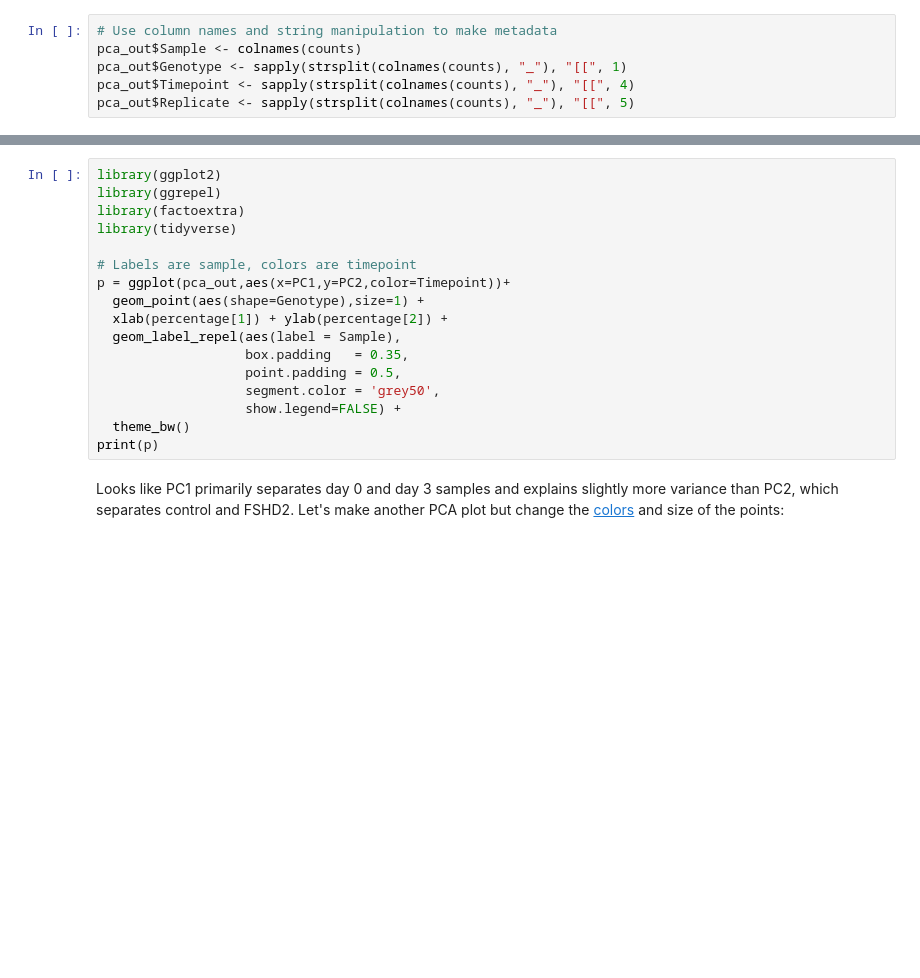
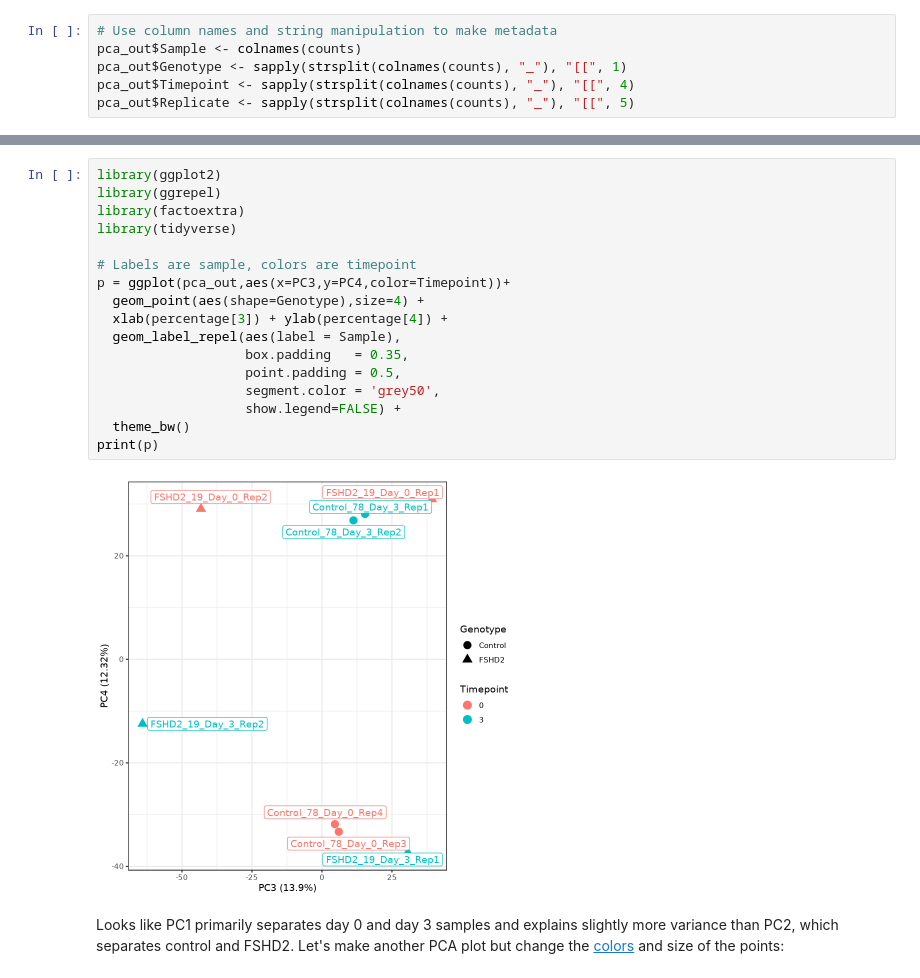
Before and after one commit to fairliereese/UCI_COSMOS, a Jupyter notebook: RNA-seq_analysis.ipynb, the cells around one changed output, grey strips where cells are left out. Drawn from its saved outputs; the diff is of its cells as text; blank space fills up the shorter version.

```diff
--- a/RNA-seq_analysis.ipynb
+++ b/RNA-seq_analysis.ipynb
@@ -79,20 +138,22 @@ pca_out$Replicate <- sapply(strsplit(colnames(counts), "_"), "[[", 5)
 # %%
 library(ggplot2)
 library(ggrepel)
 library(factoextra)
 library(tidyverse)
 
 # Labels are sample, colors are timepoint
-p = ggplot(pca_out,aes(x=PC1,y=PC2,color=Timepoint))+
-  geom_point(aes(shape=Genotype),size=1) +
-  xlab(percentage[1]) + ylab(percentage[2]) +
+p = ggplot(pca_out,aes(x=PC3,y=PC4,color=Timepoint))+
+  geom_point(aes(shape=Genotype),size=4) +
+  xlab(percentage[3]) + ylab(percentage[4]) +
   geom_label_repel(aes(label = Sample),
                    box.padding   = 0.35,
                    point.padding = 0.5,
                    segment.color = 'grey50',
                    show.legend=FALSE) +
   theme_bw()
 print(p)
+# %% [output]
+[figure, added]
 # %% [markdown]
 Looks like PC1 primarily separates day 0 and day 3 samples and explains slightly more variance than PC2, which separates control and FSHD2. Let's make another PCA plot but change the [colors](https://colorbrewer2.org/) and size of the points:
 # %%
```
Also changed, not shown: parts of 48 cells of this notebook, 1 other file.
